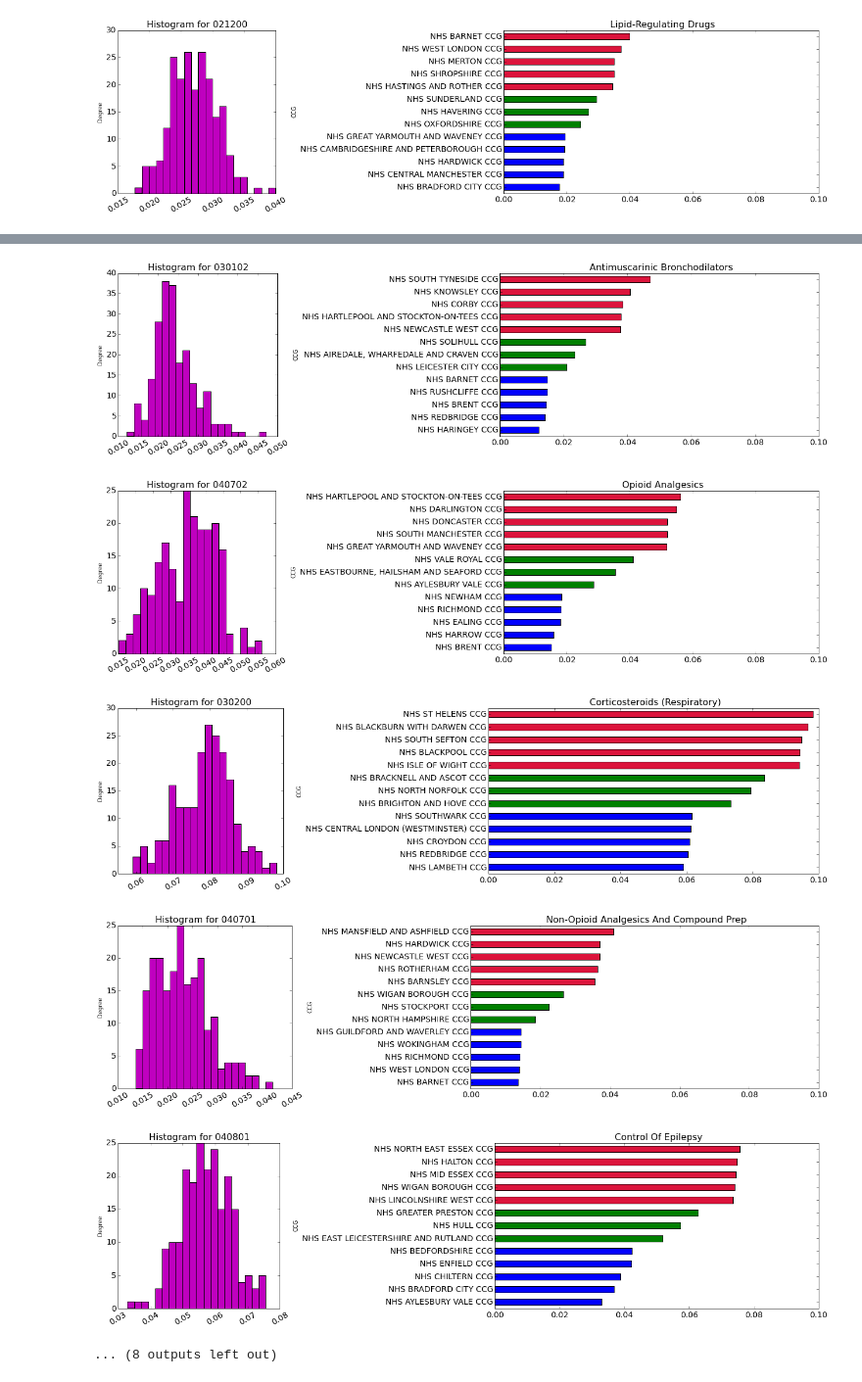
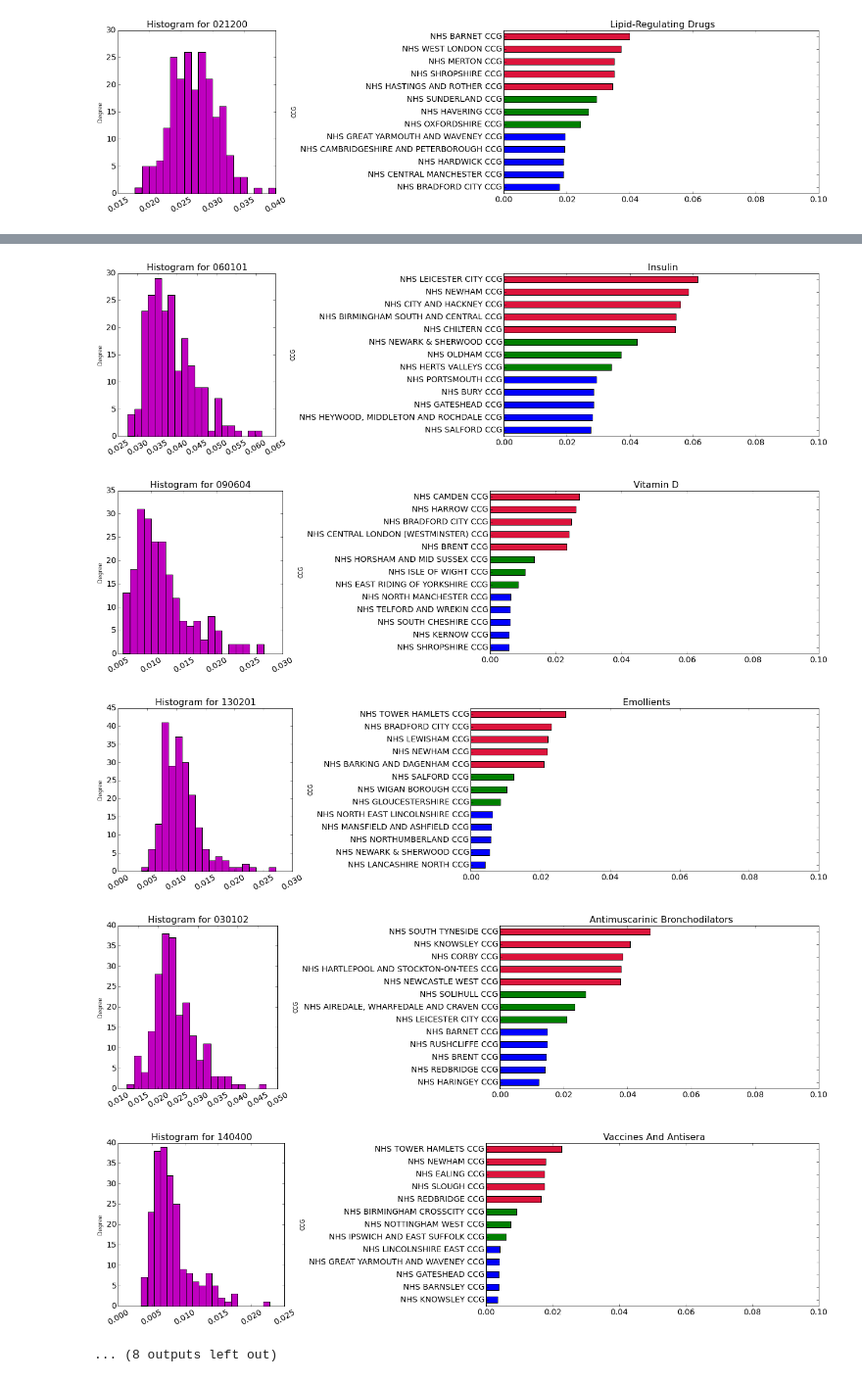
Before and after one commit to tdbudden/hscictools, a Jupyter notebook: notebooks/Exploring UK prescription data with BigQuery and python.ipynb, the cells around one changed output, grey strips where cells are left out. Shown at 98% size. Saved outputs shown, nothing was run; the diff lists cells and outputs as text; code cells hidden in the pictures.

Commit message:
Expanded [Plot the BNF paragraphs with most variation] with a skew-based measure

```diff
--- a/notebooks/Exploring UK prescription data with BigQuery and python.ipynb
+++ b/notebooks/Exploring UK prescription data with BigQuery and python.ipynb
@@ -486,6 +488,7 @@ para_ccg2=para_ccg.join(ccgspend[['TOTAL_ACT_COST']],rsuffix='_CCG')
 para_ccg2['FRAC_ACT_COST']=para_ccg2['TOTAL_ACT_COST']/para_ccg2['TOTAL_ACT_COST_CCG']
 para_ccg2.index= pd.MultiIndex.from_tuples(para_ccg2.index.map(lambda x: (x[0],ccg.name(x[1]))))
 para_ccg2.index.set_names(['BNF_PARAGRAPH','CCG'],inplace=True)
+para_ccg2=para_ccg2.unstack().fillna(0).stack() # Add zeroes to ensure each paragraph has numbers for each CCG
 para_ccg2.head()
 # %% [output]
 |  |  | TOTAL_ACT_COST | TOTAL_ITEMS | TOTAL_ACT_COST_CCG | FRAC_ACT_COST |
@@ -541,0 +564,8 @@ I've fixed the range of the x-axis in the horizontal bar charts to run from 0 to
+# %%
+def score(x):
+    return np.max(x)-np.median(x)
+
+scores=para_ccg2[['FRAC_ACT_COST']].groupby(level=0).agg(score).sort(columns=['FRAC_ACT_COST'],ascending=False)
+for highscorer in scores[:20].index:
+    #print highscorer,np.mean(para_ccg2.ix[highscorer][['FRAC_ACT_COST']]),np.median(para_ccg2.ix[highscorer][['FRAC_ACT_COST']])
+    plot_folded(highscorer,xlim=(0,0.1))
@@ -541,0 +594,7 @@ I've fixed the range of the x-axis in the horizontal bar charts to run from 0 to
+# %%
+from scipy.stats import skew
+def score(x):
+    return skew(x)
+scores=para_ccg2[['FRAC_ACT_COST']].groupby(level=0).agg(score).sort(columns=['FRAC_ACT_COST'],ascending=False)
+for highscorer in scores[:3].index:
+    plot_folded(highscorer)
@@ -542,6 +611,7 @@ I've fixed the range of the x-axis in the horizontal bar charts to run from 0 to
 # %%
+from scipy.stats import skew
 def score(x):
-    return np.max(x)-np.median(x)
+    return skew(x)*np.std(x)
 scores=para_ccg2[['FRAC_ACT_COST']].groupby(level=0).agg(score).sort(columns=['FRAC_ACT_COST'],ascending=False)
 for highscorer in scores[:20].index:
     plot_folded(highscorer,xlim=(0,0.1))
@@ -556,6 +626,6 @@ for highscorer in scores[:20].index:
-[figure, old version]
+[figure, new version]
-[figure, old version]
+[figure, new version]
-[figure, old version]
+[figure, new version]
-[figure, old version]
+[figure, new version]
-[figure, old version]
+[figure, new version]
 ... (8 outputs left out)
```
Also changed, not shown: parts of 17 cells of this notebook.
